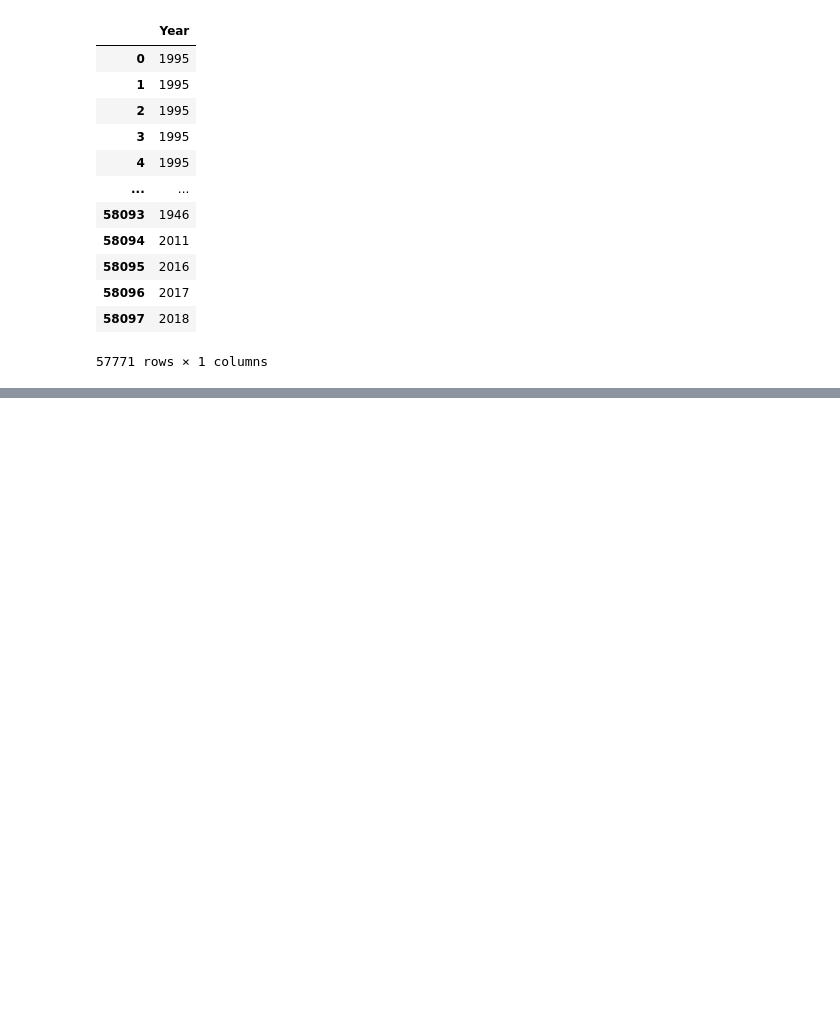
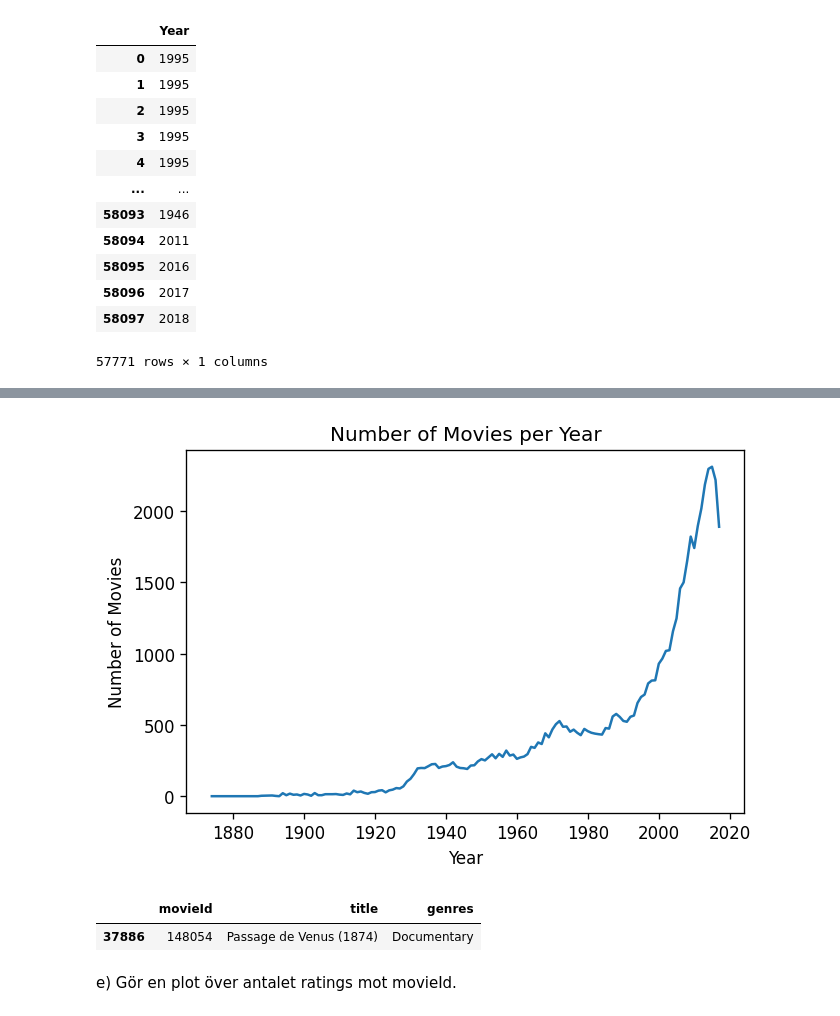
Before and after one commit to Anna-MariaSjolund/Machine-learning, a Jupyter notebook: labs/lab_movie_recommendations.ipynb, the cells around one changed output, grey strips where cells are left out. Saved outputs shown, nothing was run; the diff lists cells and outputs as text; code cells hidden in the pictures; blank space fills up the shorter version.

```diff
--- a/labs/lab_movie_recommendations.ipynb
+++ b/labs/lab_movie_recommendations.ipynb
@@ -122,0 +168,4 @@ test
+# %%
+movies_per_year = pd.DataFrame(year_of_movies["Year"].value_counts()).rename({"Year":"Count"}, axis=1)
+movies_per_year = movies_per_year.drop(2018) # Remove 2018, since the data is insufficient for this year (dataset was updated 9/2018)
+movies_per_year
@@ -122,0 +186,13 @@ test
+# %%
+fig = plt.figure(dpi=120)
+ax = sns.lineplot(x=movies_per_year.index, y=movies_per_year["Count"])
+_ = ax.set(title="Number of Movies per Year", xlabel="Year", ylabel="Number of Movies")
+# %% [output]
+[figure, added]
+# %%
+movies.loc[movies["title"].str.contains("1874", case=False)]
+# %% [output]
+|  | movieId | title | genres |
+| 37886 | 148054 | Passage de Venus (1874) | Documentary |
+# %% [markdown]
+e) Gör en plot över antalet ratings mot movieId.
```
Also changed, not shown: parts of 19 cells of this notebook.
